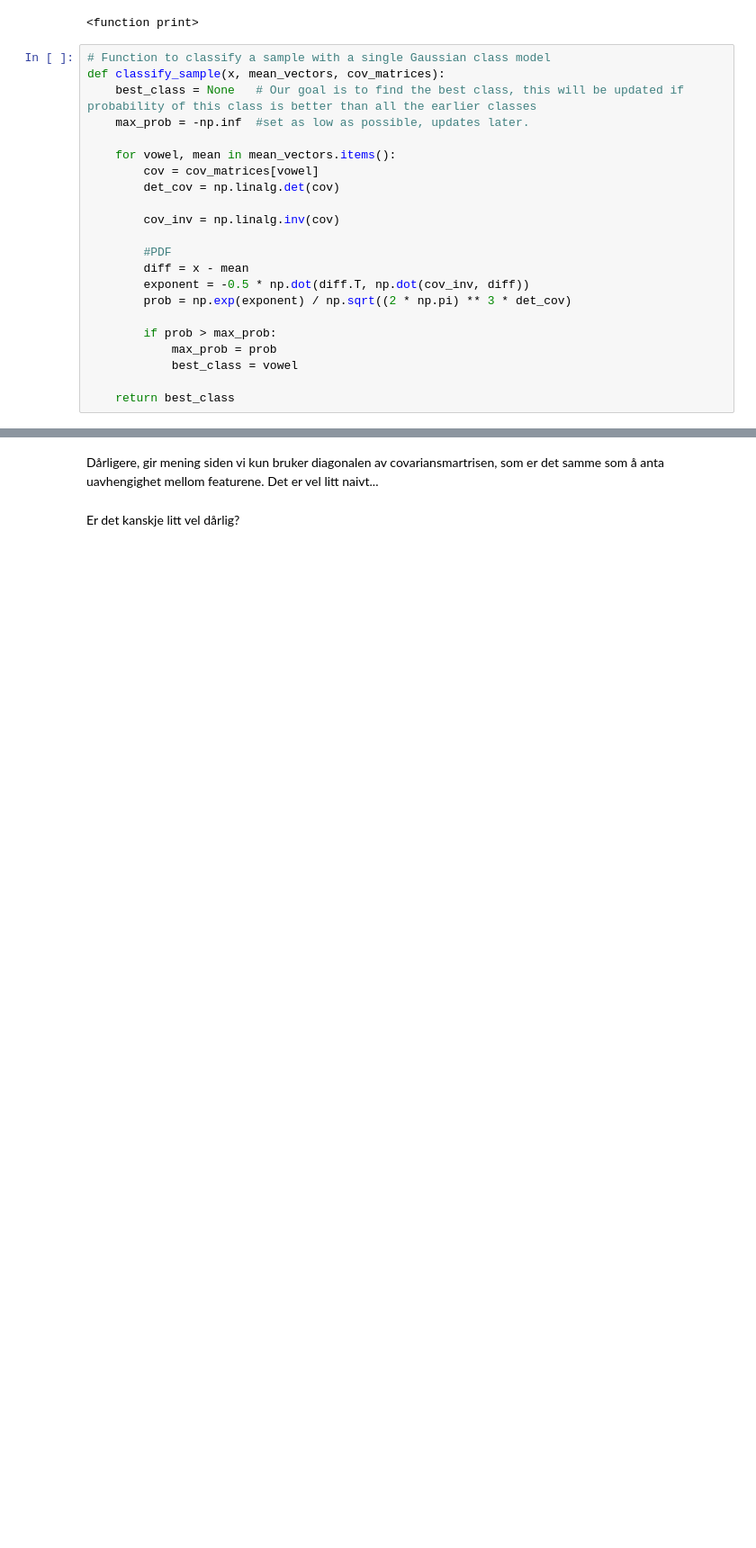
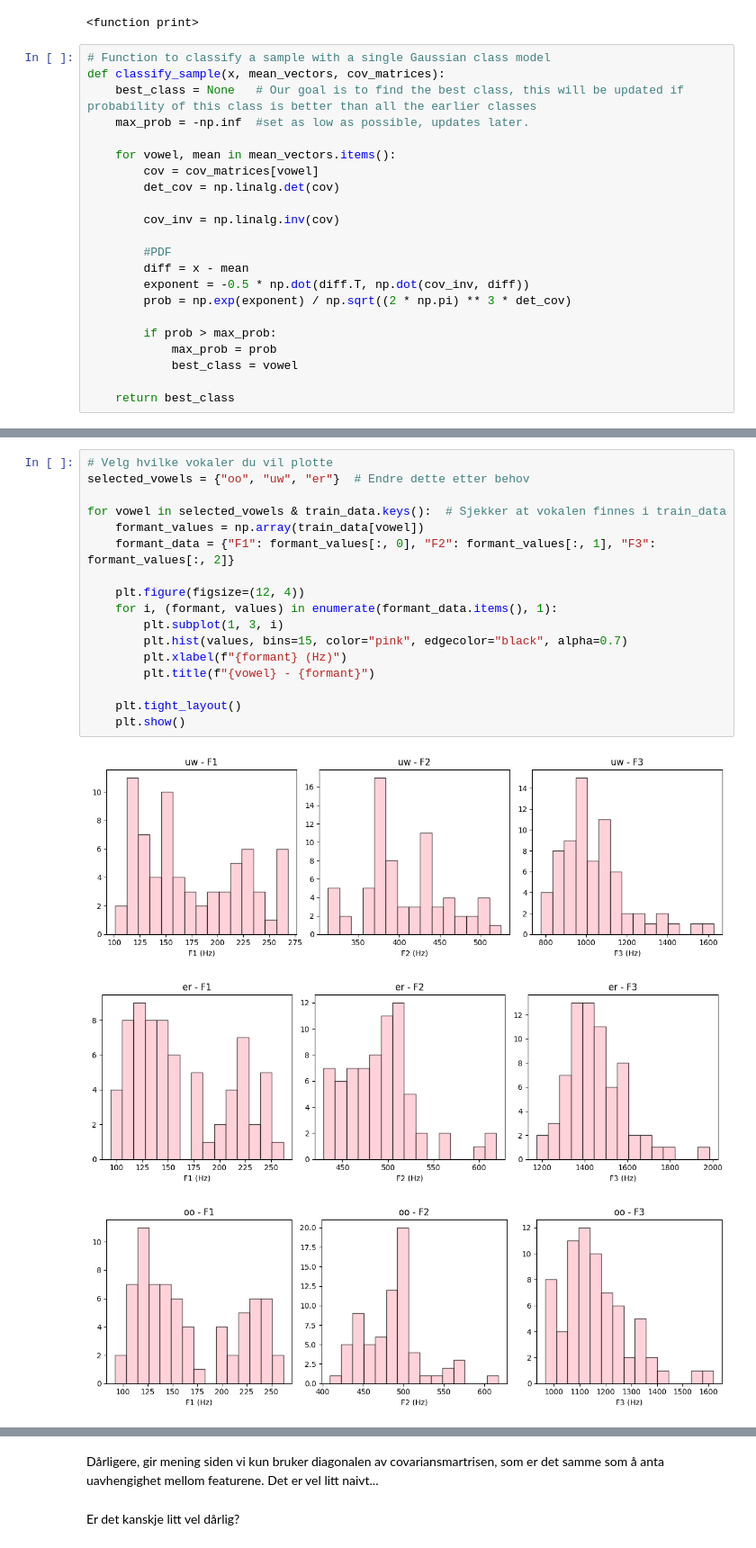
Before and after one commit to Artaosmani/TTT4275-classification-project, a Jupyter notebook: new_vowfil_karin.ipynb, the cells around one changed output, grey strips where cells are left out. Shown: that part at 90% size. Saved outputs shown, nothing was run; the diff lists cells and outputs as text; blank space fills up the shorter version.

```diff
--- a/new_vowfil_karin.ipynb
+++ b/new_vowfil_karin.ipynb
@@ -150,3 +150,24 @@ Feilrate: 36.59%
+# %%
+# Velg hvilke vokaler du vil plotte
+selected_vowels = {"oo", "uw", "er"}  # Endre dette etter behov
+
+for vowel in selected_vowels & train_data.keys():  # Sjekker at vokalen finnes i train_data
+    formant_values = np.array(train_data[vowel])
+    formant_data = {"F1": formant_values[:, 0], "F2": formant_values[:, 1], "F3": formant_values[:, 2]}
+
+    plt.figure(figsize=(12, 4))
+    for i, (formant, values) in enumerate(formant_data.items(), 1):
+        plt.subplot(1, 3, i)
+        plt.hist(values, bins=15, color="pink", edgecolor="black", alpha=0.7)
+        plt.xlabel(f"{formant} (Hz)")
+        plt.title(f"{vowel} - {formant}")
+
+    plt.tight_layout()
+    plt.show()
+# %% [output]
+[figure, added]
+[figure, added]
+[figure, added]
 # %%
 # Make diagonal covariance matrix by multiplying whit identity matrix
 diag_cov_matrices = {}
```
Also changed, not shown: parts of 7 cells of this notebook.
